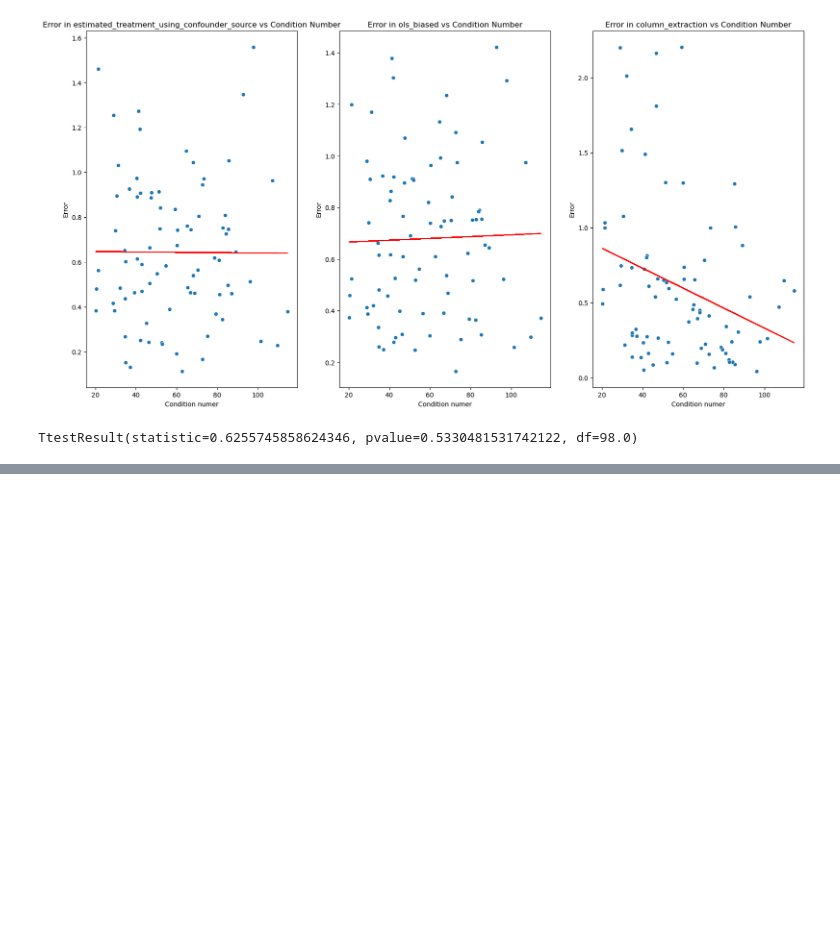
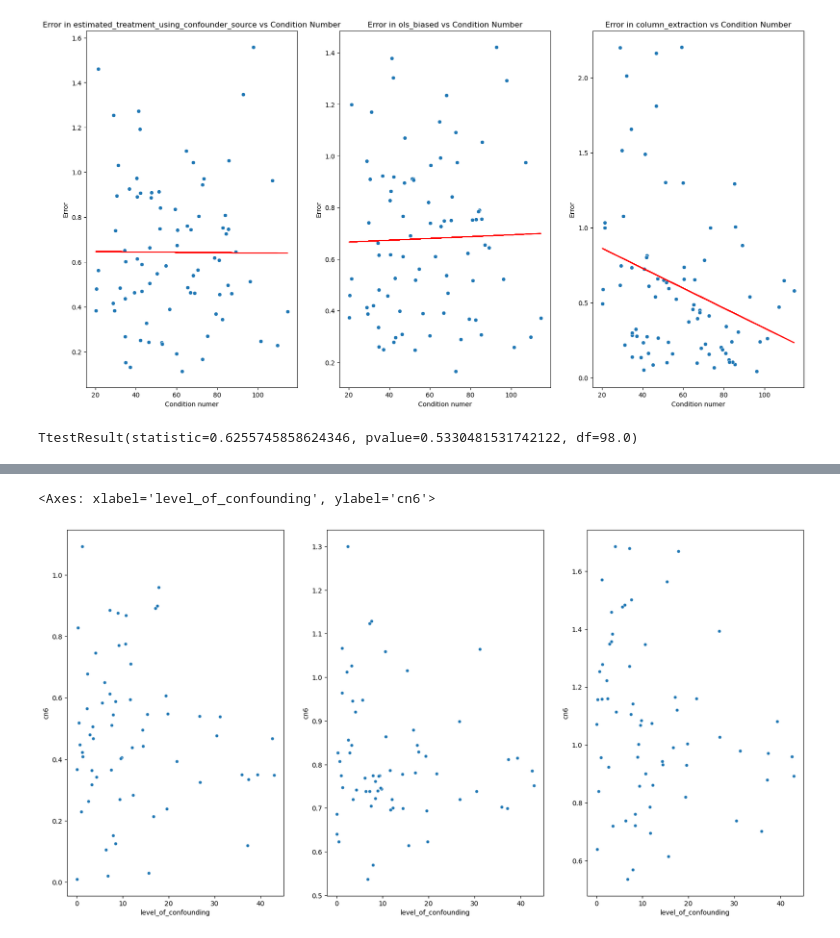
Before and after one commit to malo4300/ICA_IV_simulations, a Jupyter notebook: plots/plot_error_distribution.ipynb, the cells around one changed output, grey strips where cells are left out. Saved outputs shown, nothing was run; the diff lists cells and outputs as text; code cells hidden in the pictures; blank space fills up the shorter version.

```diff
--- a/plots/plot_error_distribution.ipynb
+++ b/plots/plot_error_distribution.ipynb
@@ -162,0 +270,9 @@ TtestResult(statistic=0.6255745858624346, pvalue=0.5330481531742122, df=98.0)
+# %%
+df1  = pd.read_csv(f"../treatment_effect_estimation/treatment_effect_estimations/CausalVarEM_confounder_source_cn_6.csv", header=0, index_col=0)
+fig, ax = plt.subplots(1, 3, figsize=(20, 10))
+sns.scatterplot(data=df1, x="level_of_confounding", y=fscores["cn6"] ,s = 25, ax=ax[0])
+sns.scatterplot(data=df1, x="level_of_confounding", y=scores_signals["cn6"] ,s = 25, ax=ax[1])
+sns.scatterplot(data=df1, x="level_of_confounding", y=scores_signals_best_perm["cn6"] ,s = 25, ax=ax[2])
+# %% [output]
+<Axes: xlabel='level_of_confounding', ylabel='cn6'>
+[figure, added]
```
Also changed, not shown: parts of 14 cells of this notebook, 30 other files.
